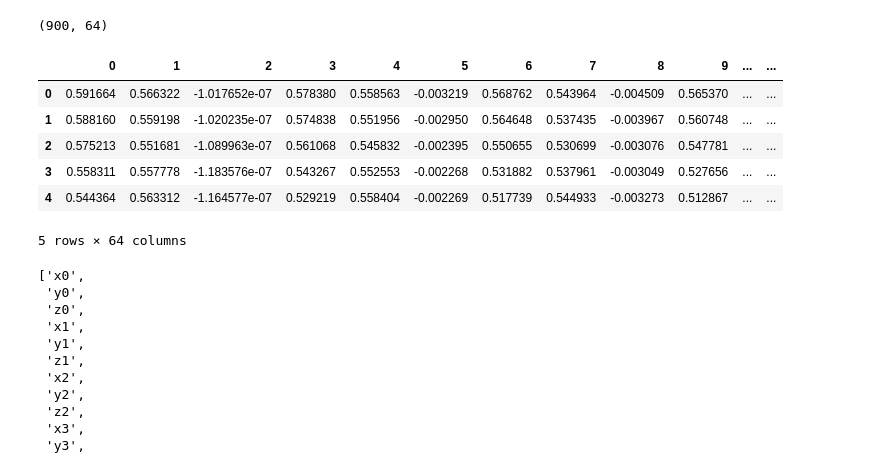
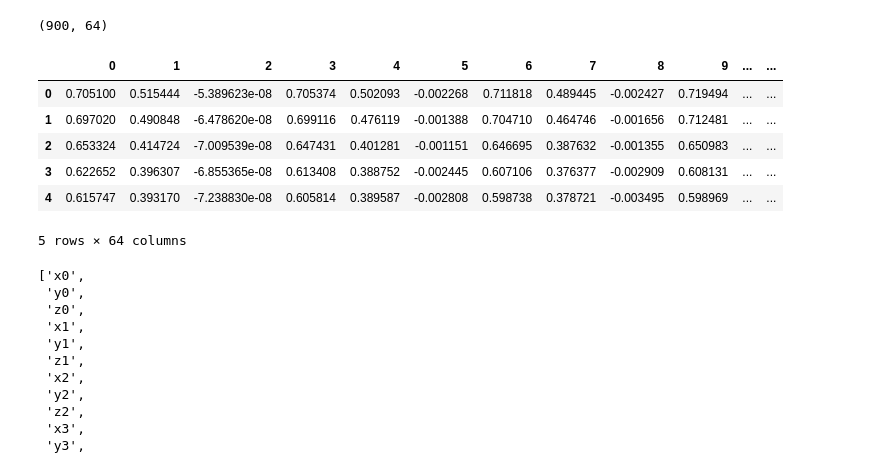
Before and after one commit to Ahyeonn/Edu-More-AI, a Jupyter notebook: training/train_mediapipe_xgboost.ipynb, the cells around one changed output. Saved outputs shown, nothing was run; the diff lists cells and outputs as text; code cells hidden in the pictures.

```diff
--- a/training/train_mediapipe_xgboost.ipynb
+++ b/training/train_mediapipe_xgboost.ipynb
@@ -1,18 +1,18 @@
 # %%
 # 판다스 필요함 uv add pandas
 import pandas as pd
 
-data = pd.read_csv("C:/Edu-More-AI/data/raws/mediapipe_hands.csv",header=None)
+data = pd.read_csv("C:/Edu-More-AI/data/raws/mediapipe_hands_0926.csv",header=None)
 print(data.shape)
 data.head()
 # %% [output]
 (900, 64)
 |  | 0 | 1 | 2 | 3 | 4 | 5 | 6 | 7 | 8 | 9 | ... | ... |
-| 0 | 0.591664 | 0.566322 | -1.017652e-07 | 0.578380 | 0.558563 | -0.003219 | 0.568762 | 0.543964 | -0.004509 | 0.565370 | ... | ... |
-| 1 | 0.588160 | 0.559198 | -1.020235e-07 | 0.574838 | 0.551956 | -0.002950 | 0.564648 | 0.537435 | -0.003967 | 0.560748 | ... | ... |
-| 2 | 0.575213 | 0.551681 | -1.089963e-07 | 0.561068 | 0.545832 | -0.002395 | 0.550655 | 0.530699 | -0.003076 | 0.547781 | ... | ... |
-| 3 | 0.558311 | 0.557778 | -1.183576e-07 | 0.543267 | 0.552553 | -0.002268 | 0.531882 | 0.537961 | -0.003049 | 0.527656 | ... | ... |
-| 4 | 0.544364 | 0.563312 | -1.164577e-07 | 0.529219 | 0.558404 | -0.002269 | 0.517739 | 0.544933 | -0.003273 | 0.512867 | ... | ... |
+| 0 | 0.705100 | 0.515444 | -5.389623e-08 | 0.705374 | 0.502093 | -0.002268 | 0.711818 | 0.489445 | -0.002427 | 0.719494 | ... | ... |
+| 1 | 0.697020 | 0.490848 | -6.478620e-08 | 0.699116 | 0.476119 | -0.001388 | 0.704710 | 0.464746 | -0.001656 | 0.712481 | ... | ... |
+| 2 | 0.653324 | 0.414724 | -7.009539e-08 | 0.647431 | 0.401281 | -0.001151 | 0.646695 | 0.387632 | -0.001355 | 0.650983 | ... | ... |
+| 3 | 0.622652 | 0.396307 | -6.855365e-08 | 0.613408 | 0.388752 | -0.002445 | 0.607106 | 0.376377 | -0.002909 | 0.608131 | ... | ... |
+| 4 | 0.615747 | 0.393170 | -7.238830e-08 | 0.605814 | 0.389587 | -0.002808 | 0.598738 | 0.378721 | -0.003495 | 0.598969 | ... | ... |
 5 rows × 64 columns
 # %%
 # 열 이름 만들기
```
Also changed, not shown: parts of 3 cells of this notebook, 1 other file.
